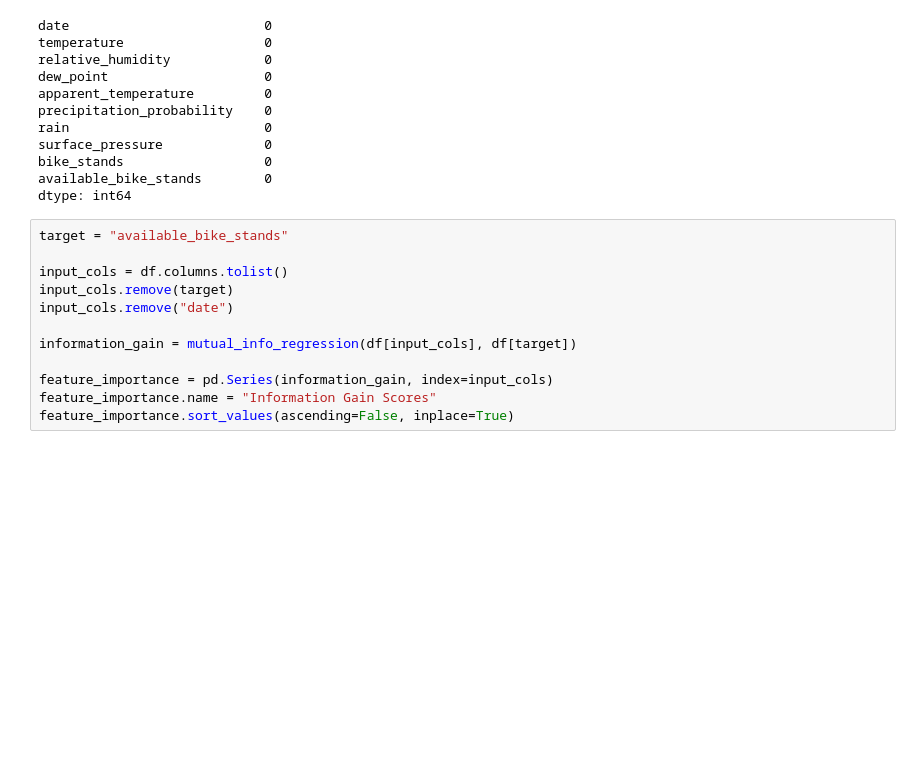
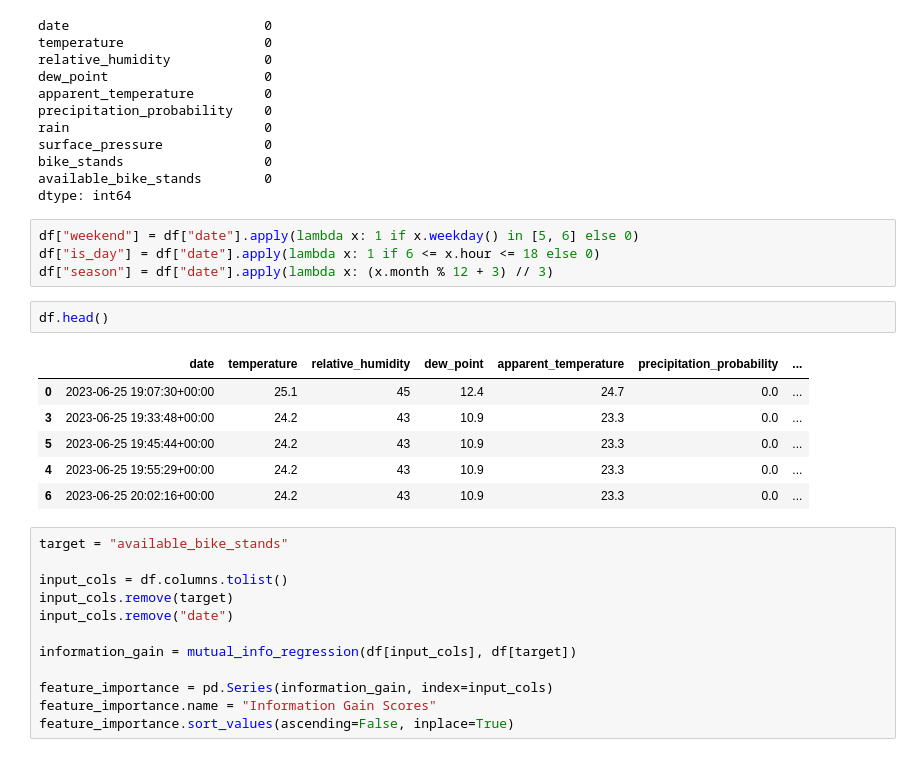
Before and after one commit to perkzen/mbajk-ml-web-service, a Jupyter notebook: notebooks/mbajk_dataset_preprocessing.ipynb, the cells around one changed output. Drawn from its saved outputs; the diff is of its cells as text; blank space fills up the shorter version.

```diff
--- a/notebooks/mbajk_dataset_preprocessing.ipynb
+++ b/notebooks/mbajk_dataset_preprocessing.ipynb
@@ -87,6 +87,19 @@ surface_pressure             0
 bike_stands                  0
 available_bike_stands        0
 dtype: int64
+# %%
+df["weekend"] = df["date"].apply(lambda x: 1 if x.weekday() in [5, 6] else 0)
+df["is_day"] = df["date"].apply(lambda x: 1 if 6 <= x.hour <= 18 else 0)
+df["season"] = df["date"].apply(lambda x: (x.month % 12 + 3) // 3)
+# %%
+df.head()
+# %% [output]
+|  | date | temperature | relative_humidity | dew_point | apparent_temperature | precipitation_probability | ... |
+| 0 | 2023-06-25 19:07:30+00:00 | 25.1 | 45 | 12.4 | 24.7 | 0.0 | ... |
+| 3 | 2023-06-25 19:33:48+00:00 | 24.2 | 43 | 10.9 | 23.3 | 0.0 | ... |
+| 5 | 2023-06-25 19:45:44+00:00 | 24.2 | 43 | 10.9 | 23.3 | 0.0 | ... |
+| 4 | 2023-06-25 19:55:29+00:00 | 24.2 | 43 | 10.9 | 23.3 | 0.0 | ... |
+| 6 | 2023-06-25 20:02:16+00:00 | 24.2 | 43 | 10.9 | 23.3 | 0.0 | ... |
 # %%
 target = "available_bike_stands"
 
```
Also changed, not shown: parts of 5 cells of this notebook, 7 other files.
